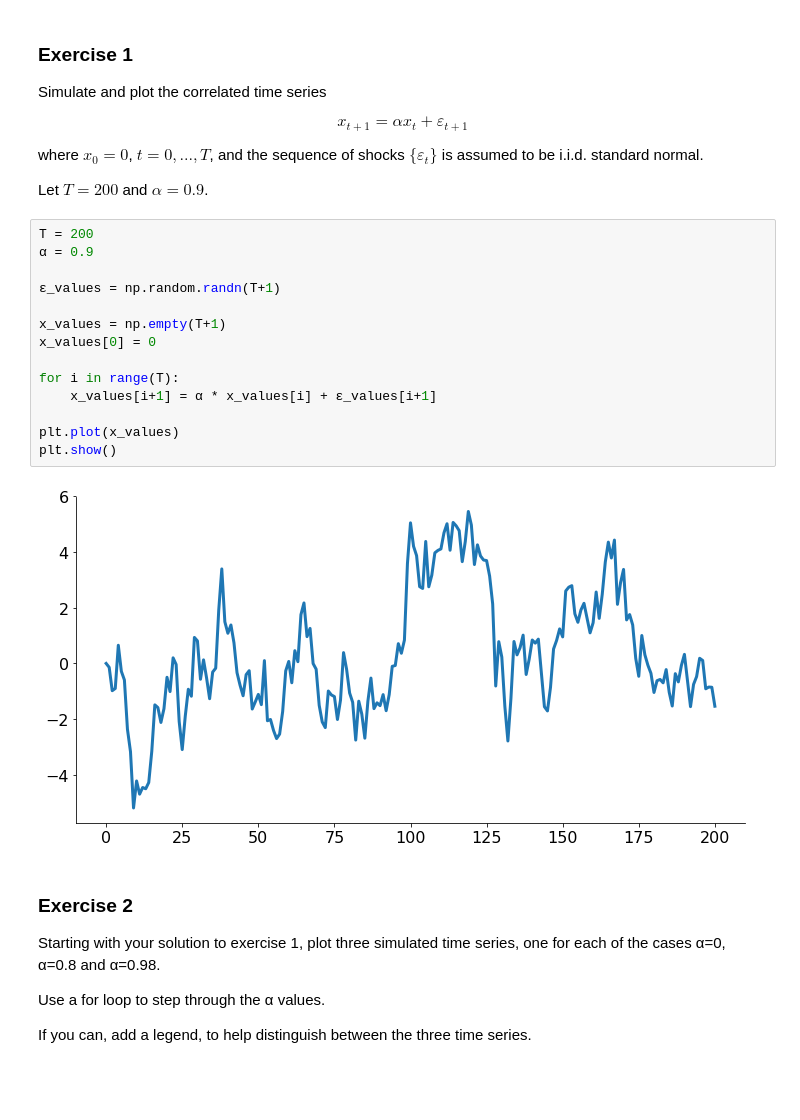
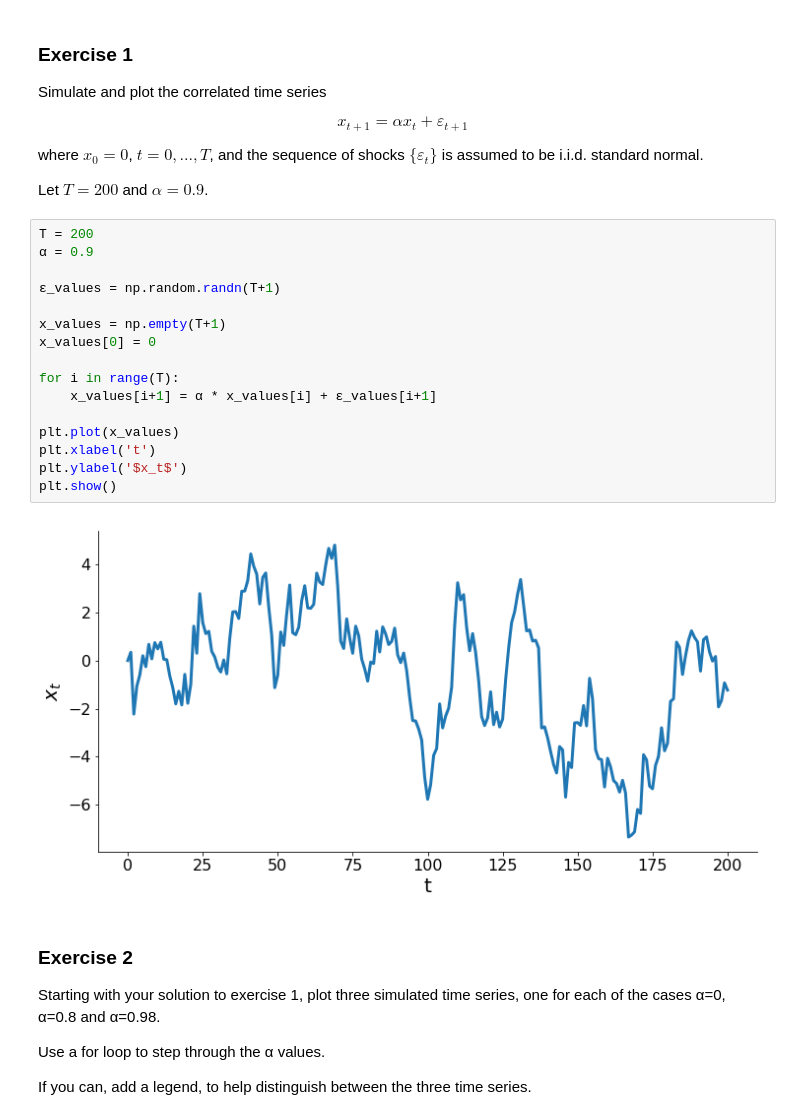
Before and after one commit to meganmccoy/QuantEcon, a Jupyter notebook: 1-PythonProgrammingEconomicsFinance.ipynb, the cells around one changed output. Cells and saved outputs as stored; diff of their text form; blank space fills up the shorter version.

```diff
--- a/1-PythonProgrammingEconomicsFinance.ipynb
+++ b/1-PythonProgrammingEconomicsFinance.ipynb
@@ -20,19 +20,21 @@ Let $T = 200$ and $\alpha = 0.9$.
 # %%
 T = 200
 α = 0.9
 
 ɛ_values = np.random.randn(T+1)
 
 x_values = np.empty(T+1)
 x_values[0] = 0
 
 for i in range(T):
     x_values[i+1] = α * x_values[i] + ɛ_values[i+1]
 
 plt.plot(x_values)
+plt.xlabel('t')
+plt.ylabel('$x_t$')
 plt.show()
 # %% [output]
-[figure, old version]
+[figure, new version]
 # %% [markdown]
 ### Exercise 2
 Starting with your solution to exercise 1, plot three simulated time series, one for each of the cases α=0, α=0.8 and α=0.98.
```
Also changed, not shown: parts of 5 cells of this notebook.
